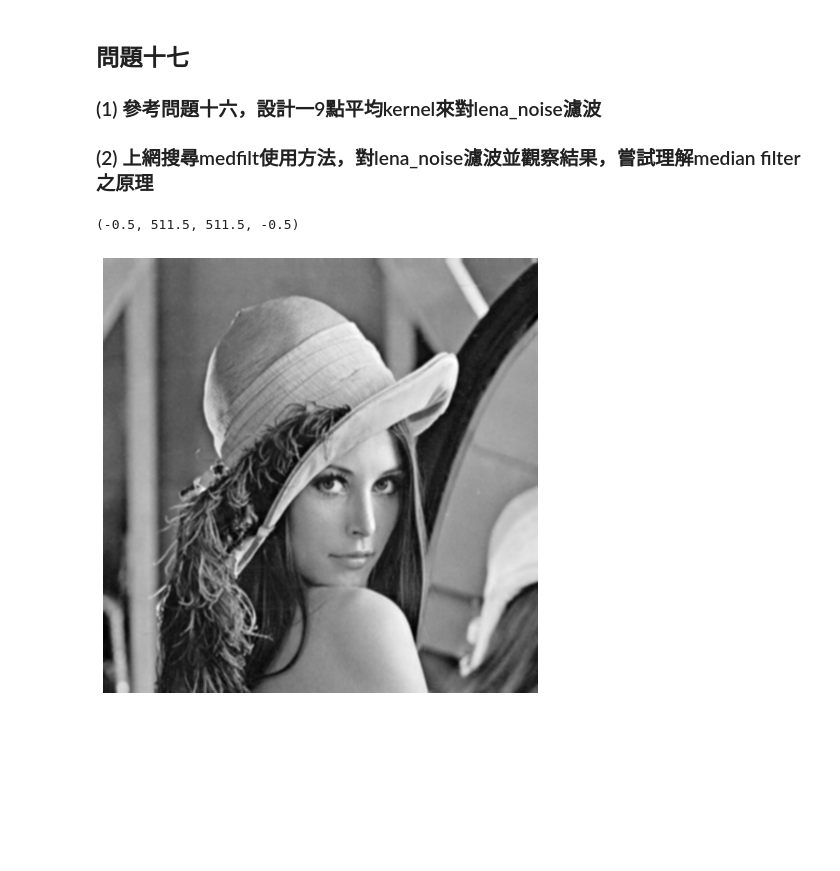
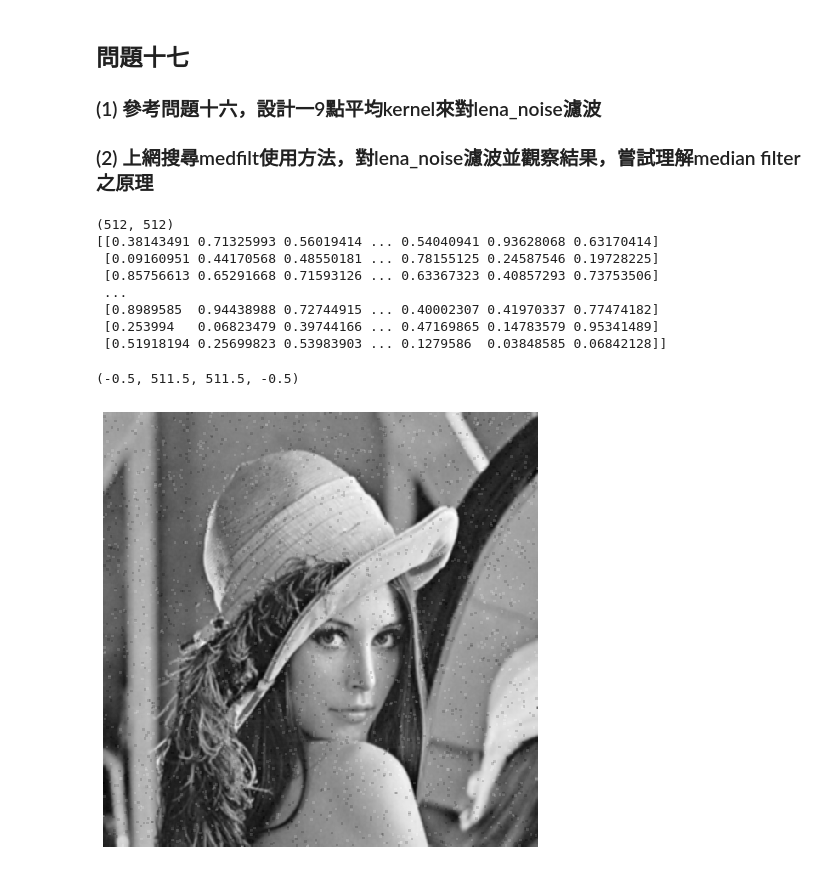
Before and after one commit to shinco0327/SS_EXP, a Jupyter notebook: Lesson_5_Image_Processing.ipynb, the cells around one changed output. Saved outputs shown, nothing was run; the diff lists cells and outputs as text; code cells hidden in the pictures; blank space fills up the shorter version.

```diff
--- a/Lesson_5_Image_Processing.ipynb
+++ b/Lesson_5_Image_Processing.ipynb
@@ -207,30 +222,40 @@ uint8 (512, 512, 3)
 # %%
 #17-1
 %matplotlib inline
 import matplotlib.pyplot as plt
 import numpy as np
 from scipy.ndimage.filters import convolve
 kernel = np.array([[1/9, 1/9, 1/9],
                    [1/9,  1/9, 1/9],
                    [1/9, 1/9, 1/9]])
 
 lena_img = plt.imread('lena_std.jpg')
 lena_gray = np.mean(lena_img, axis=-1)
 
 
 lena_noise = lena_gray.copy()
+print(lena_noise.shape)
+print(np.random.random(lena_noise.shape))
 lena_noise[np.random.random(lena_noise.shape) > 0.995] = 0
 lena_noise[np.random.random(lena_noise.shape) > 0.995] = 255
 
-lena_filter = convolve(lena_gray, kernel);
+lena_filter = convolve(lena_noise, kernel);
 
 
 plt.figure(figsize=(8,8))
 plt.imshow(lena_filter, cmap='gray')
 plt.axis('off')
 # %% [output]
-(-0.5, 511.5, 511.5, -0.5)
+(512, 512)
+[[0.38143491 0.71325993 0.56019414 ... 0.54040941 0.93628068 0.63170414]
+ [0.09160951 0.44170568 0.48550181 ... 0.78155125 0.24587546 0.19728225]
+ [0.85756613 0.65291668 0.71593126 ... 0.63367323 0.40857293 0.73753506]
+ ...
+ [0.8989585  0.94438988 0.72744915 ... 0.40002307 0.41970337 0.77474182]
+ [0.253994   0.06823479 0.39744166 ... 0.47169865 0.14783579 0.95341489]
+ [0.51918194 0.25699823 0.53983903 ... 0.1279586  0.03848585 0.06842128]]
+(-0.5, 511.5, 511.5, -0.5)
-[figure, old version]
+[figure, new version]
 # %%
 #17-2
 %matplotlib inline
```
Also changed, not shown: parts of 5 cells of this notebook.
